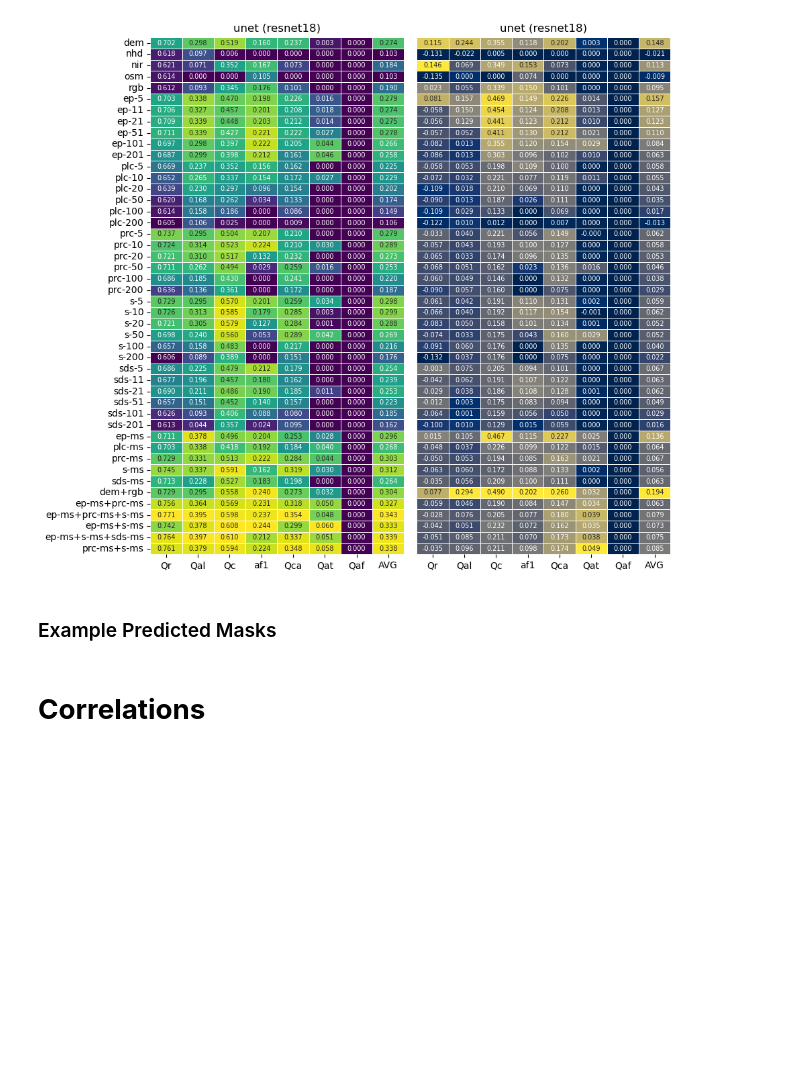
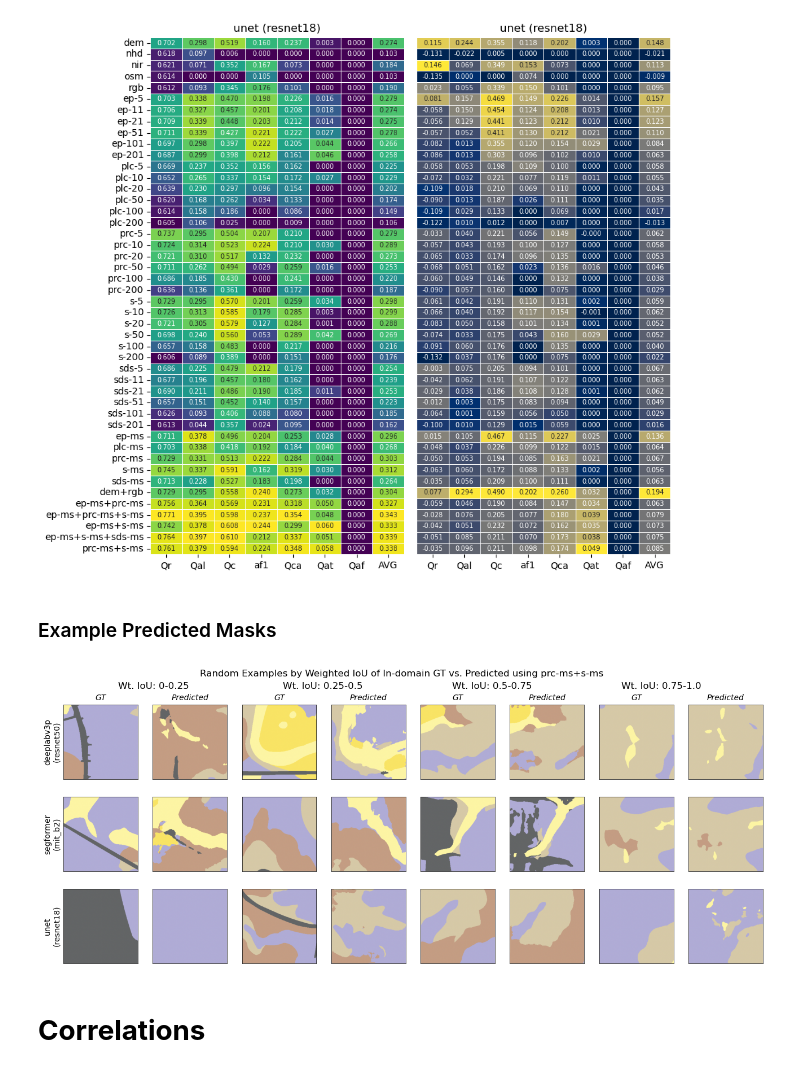
Before and after one commit to masseygeo/earthscape, a Jupyter notebook: notebooks/analysis_seg.ipynb, the cells around one changed output. Drawn from its saved outputs; the diff is of its cells as text; code cells hidden in the pictures; blank space fills up the shorter version.

```diff
--- a/notebooks/analysis_seg.ipynb
+++ b/notebooks/analysis_seg.ipynb
@@ -906,19 +906,20 @@ for model, encoder in df[['model', 'encoder']].drop_duplicates().to_records(inde
 #############################################
 
 # modality configuration
-exp = 'ep-ms+prc-ms+s-ms'
+exp = 'prc-ms+s-ms'
 
 # relevant experiment directories (modality config fun in all models)
-exp_dirs = glob.glob(f"../experiments/baselines/segmentation/**/*{exp}*")
+exp_dirs = glob.glob(f"../experiments/baselines/segmentation/**/*_{exp}_*")
 
 # model predictions of in-domain test set
 pred_paths = [os.path.join(d, 'id_img_class.csv') for d in exp_dirs]
+pred_paths = [p for p in pred_paths if "variance" not in p and "mitb0" not in p]
 
 # class area proportions...
 areas_path = glob.glob(r'../data/*areas.csv')[0]
 
 # ouput path
-output_path = os.path.join(assets_dir, 'example_masks.png')
+output_path = os.path.join(assets_dir, f'example_masks_{exp}.png')
 
 seed = 111
 
@@ -926,7 +927,8 @@ seed = 111
 
 ##### pre-processing & plotting...
 # setup plot
-fig, ax = plt.subplots(nrows=4, ncols=8, figsize=(16, 8))
+# fig, ax = plt.subplots(nrows=4, ncols=8, figsize=(16, 8))
+fig, ax = plt.subplots(nrows=len(pred_paths), ncols=8, figsize=(16, 2 * len(pred_paths)))
 ax = ax.ravel()
 
 # define color map using standard colors
@@ -1019,35 +1021,37 @@ for path in pred_paths:
 
         # increase column number by 2
         col += 2
 
     # increase row number by 8 (for 8 subplots per row)
     row += 8
 
 # turn off axis ticks/labels...
 for axes in ax:
     axes.set_xticks([])
     axes.set_yticks([])
     for spine in axes.spines.values():
         spine.set_visible(True)
         spine.set_edgecolor("black")
         spine.set_linewidth(0.5)
 
 # plot GT/Predicted titles...
 for j in range(8):
     if j % 2 == 0:
         ax[j].set_title("GT", fontsize=10, style='italic')
     else:
         ax[j].set_title("Predicted", fontsize=10, style='italic')
 
 # plot performance/difficulty category...
 pair_centers = [(1/8)*(1.5*k+1)+0.1 for k in range(4)]
 bin_labels = ["Wt. IoU: 0-0.25", "Wt. IoU: 0.25-0.5", "Wt. IoU: 0.5-0.75", "Wt. IoU: 0.75-1.0"]
 for x, label in zip(pair_centers, bin_labels):
     fig.text(x, 0.93, label, ha='center', va='center', fontsize=12)
 
-plt.suptitle('Randomly Selected Examples by Weighted IoU of In-domain Ground Truth and Predicted Segmentation Masks')
-# plt.savefig(output_path, bbox_inches='tight', pad_inches=0, dpi=300)
+plt.suptitle(f'Random Examples by Weighted IoU of In-domain GT vs. Predicted using {exp}')
+plt.savefig(output_path, bbox_inches='tight', pad_inches=0, dpi=300)
 plt.show()
+# %% [output]
+[figure, added]
 # %% [markdown]
 # **Correlations**
 # %% [markdown]
```
Also changed, not shown: 2 other files.
